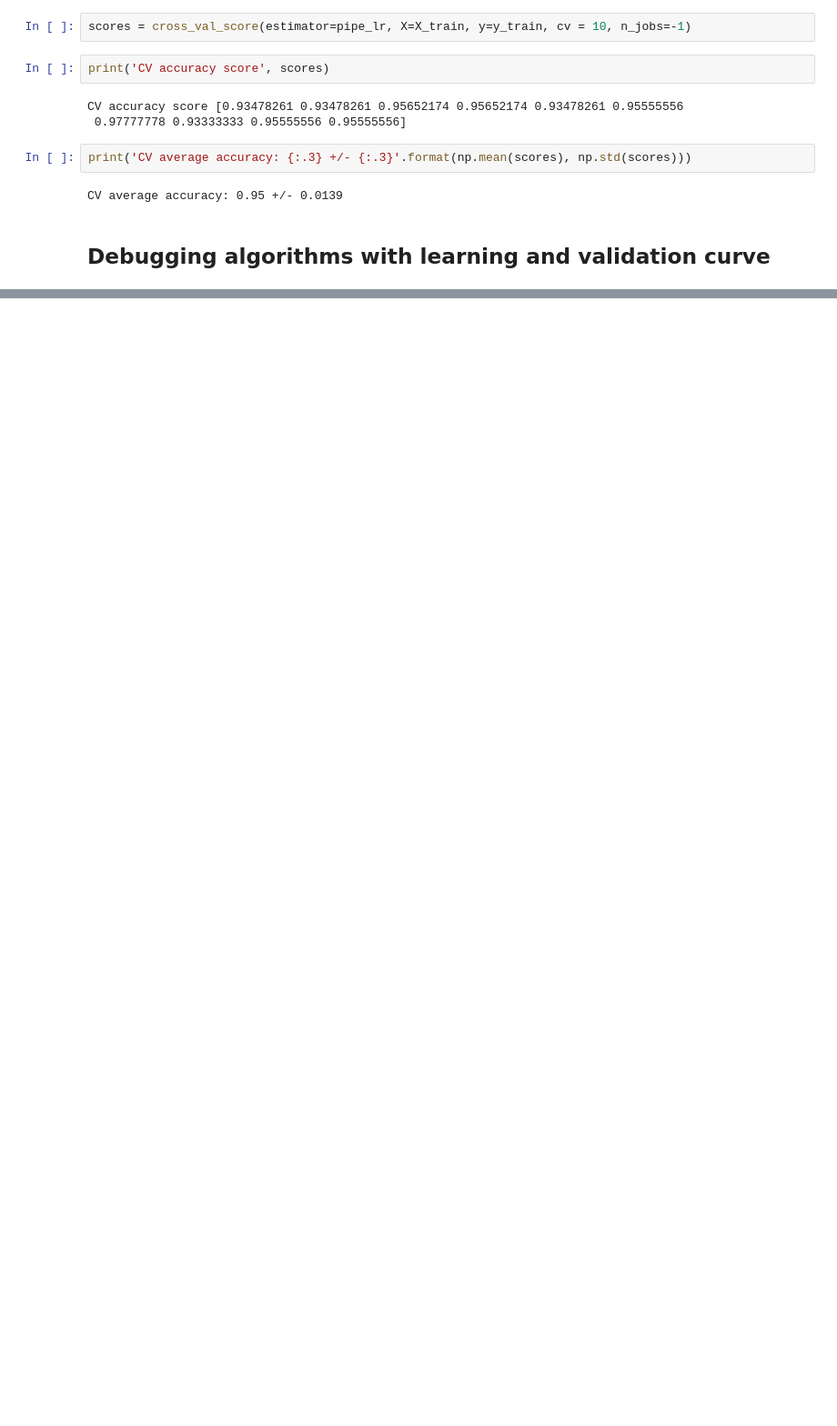
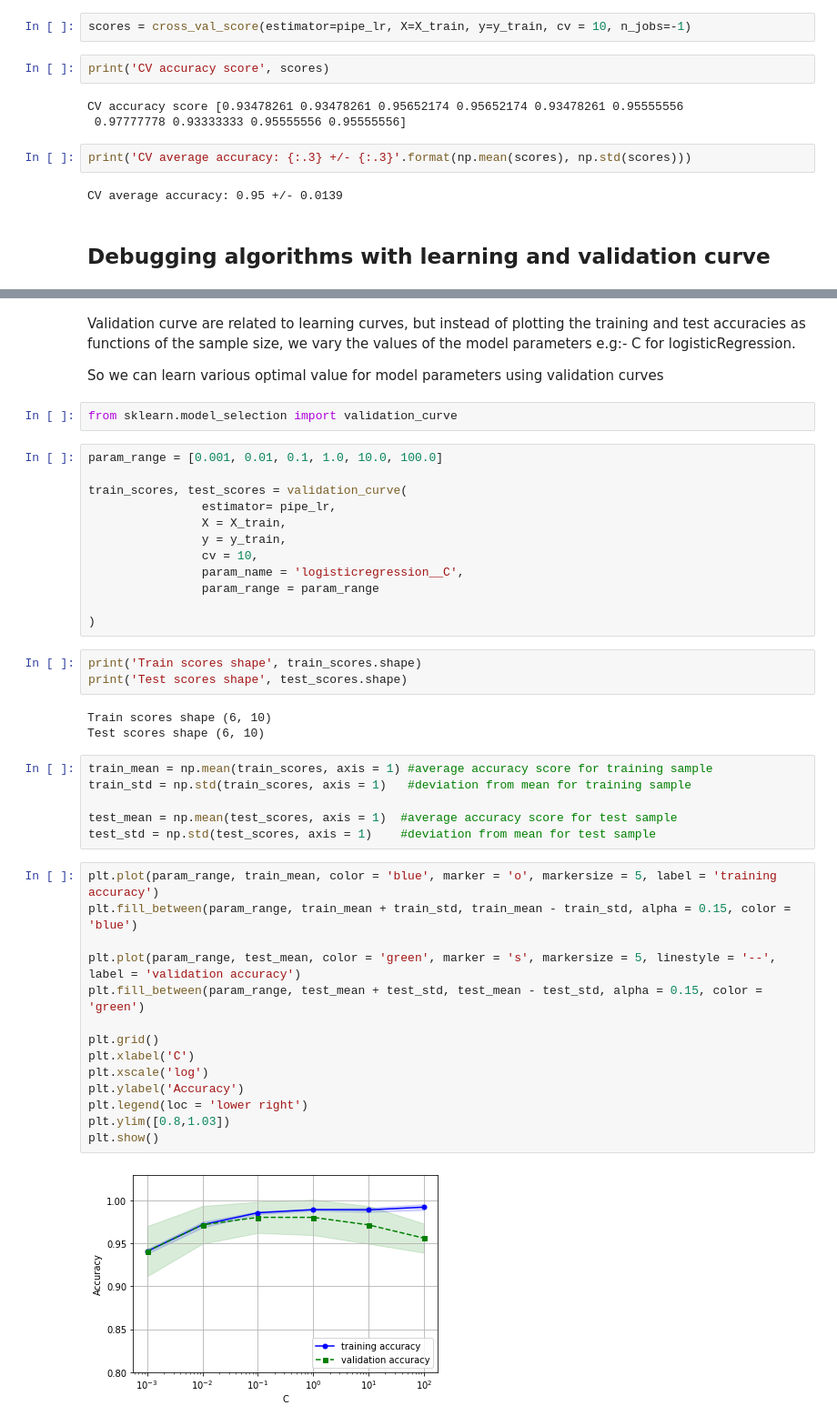
Before and after one commit to rishav-ish/MachineLearning, a Jupyter notebook: Chapter 6.ipynb, the cells around one changed output, grey strips where cells are left out. Shown at 91% size. Cells and saved outputs as stored; diff of their text form; blank space fills up the shorter version.

```diff
--- a/Chapter 6.ipynb
+++ b/Chapter 6.ipynb
@@ -195,0 +256,46 @@ CV average accuracy: 0.95 +/- 0.0139
+# %% [markdown]
+Validation curve are related to learning curves, but instead of plotting the training and test accuracies as functions of the sample size, we vary the values of the model parameters e.g:- C for logisticRegression.
+
+So we can learn various optimal value for model parameters using validation curves
+# %%
+from sklearn.model_selection import validation_curve
+# %%
+param_range = [0.001, 0.01, 0.1, 1.0, 10.0, 100.0]
+
+train_scores, test_scores = validation_curve(
+                estimator= pipe_lr,
+                X = X_train,
+                y = y_train,
+                cv = 10,
+                param_name = 'logisticregression__C',
+                param_range = param_range
+
+)
+# %%
+print('Train scores shape', train_scores.shape)
+print('Test scores shape', test_scores.shape)
+# %% [output]
+Train scores shape (6, 10)
+Test scores shape (6, 10)
+# %%
+train_mean = np.mean(train_scores, axis = 1) #average accuracy score for training sample
+train_std = np.std(train_scores, axis = 1)   #deviation from mean for training sample
+
+test_mean = np.mean(test_scores, axis = 1)  #average accuracy score for test sample
+test_std = np.std(test_scores, axis = 1)    #deviation from mean for test sample
+# %%
+plt.plot(param_range, train_mean, color = 'blue', marker = 'o', markersize = 5, label = 'training accuracy')
+plt.fill_between(param_range, train_mean + train_std, train_mean - train_std, alpha = 0.15, color = 'blue')
+
+plt.plot(param_range, test_mean, color = 'green', marker = 's', markersize = 5, linestyle = '--', label = 'validation accuracy')
+plt.fill_between(param_range, test_mean + test_std, test_mean - test_std, alpha = 0.15, color = 'green')
+
+plt.grid()
+plt.xlabel('C')
+plt.xscale('log')
+plt.ylabel('Accuracy')
+plt.legend(loc = 'lower right')
+plt.ylim([0.8,1.03])
+plt.show()
+# %% [output]
+[figure, added]
```
Also changed, not shown: parts of 85 cells of this notebook, 1 other file.
